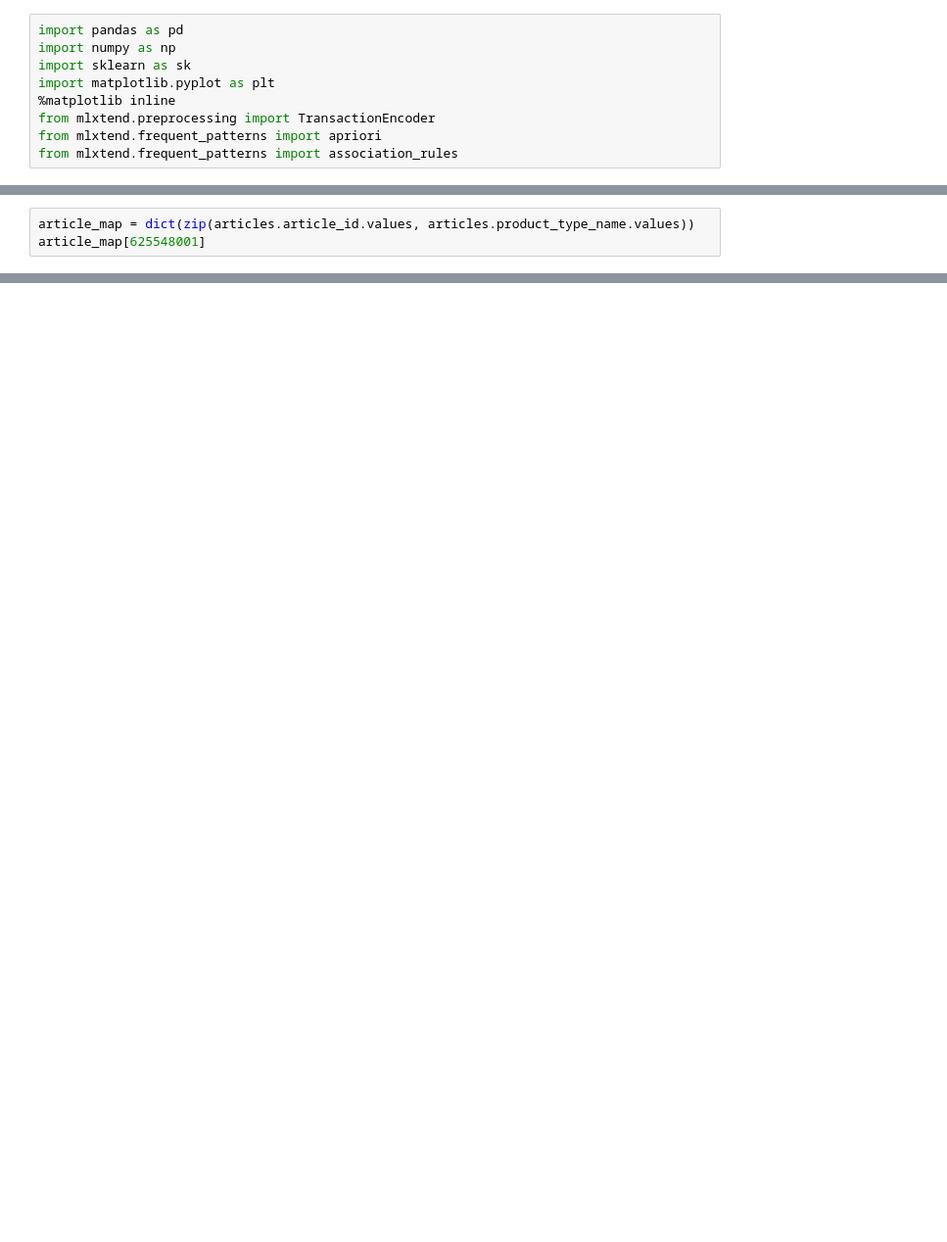
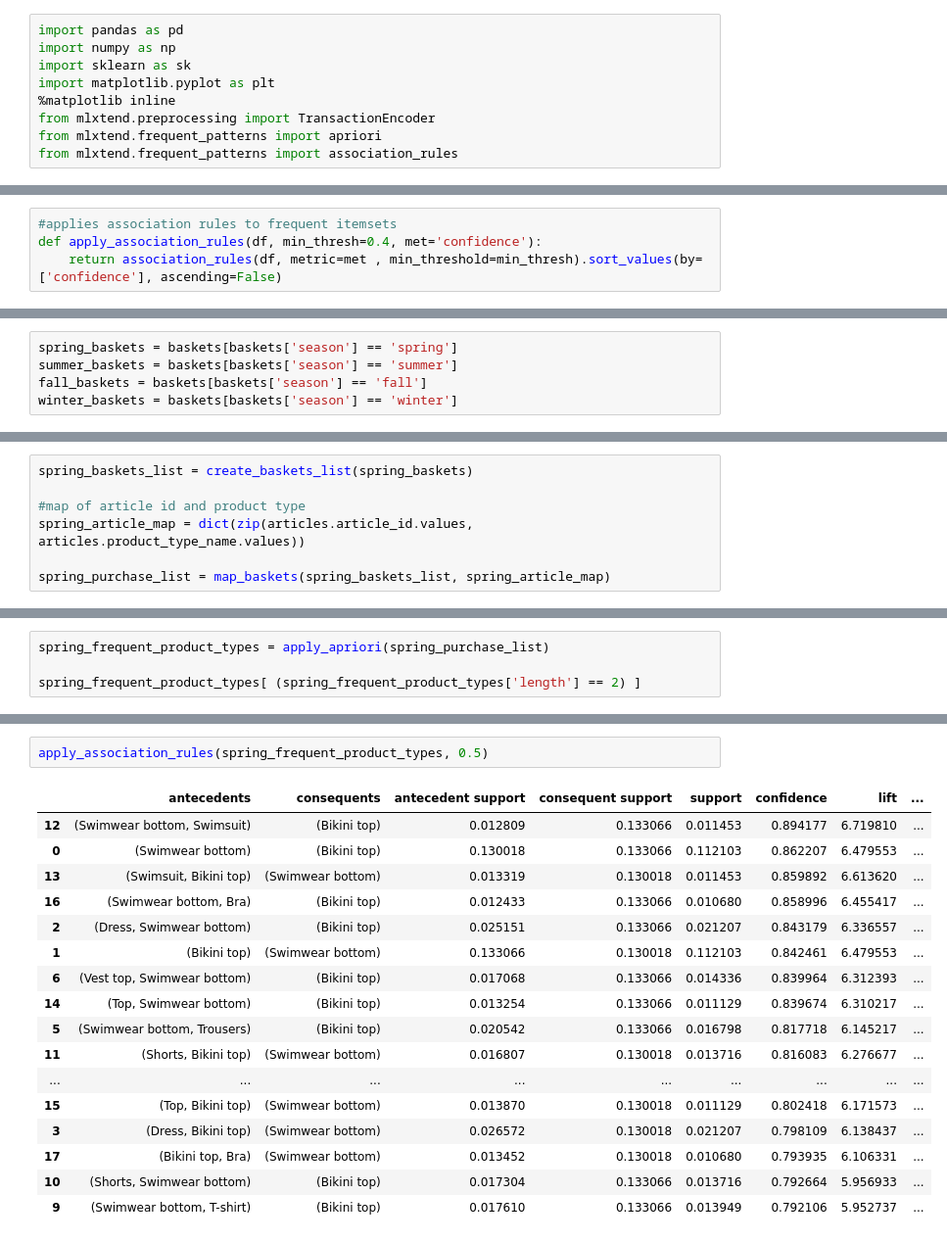
Before and after one commit to yangsu01/Group-24-Project, a Jupyter notebook: notebooks/frequent_itemsets_yang.ipynb, the cells around one changed output, grey strips where cells are left out. Shown: that part at 98% size. Saved outputs shown, nothing was run; the diff lists cells and outputs as text; blank space fills up the shorter version.

```diff
--- a/notebooks/frequent_itemsets_yang.ipynb
+++ b/notebooks/frequent_itemsets_yang.ipynb
@@ -17,0 +98,4 @@ baskets = transactions.groupby(['customer_id', 't_dat'])['article_id'].apply(lam
+# %%
+#applies association rules to frequent itemsets
+def apply_association_rules(df, min_thresh=0.4, met='confidence'):
+    return association_rules(df, metric=met , min_threshold=min_thresh).sort_values(by=['confidence'], ascending=False)
@@ -77,0 +161,5 @@ len(articles['prod_name'])
+# %%
+spring_baskets = baskets[baskets['season'] == 'spring']
+summer_baskets = baskets[baskets['season'] == 'summer']
+fall_baskets = baskets[baskets['season'] == 'fall']
+winter_baskets = baskets[baskets['season'] == 'winter']
@@ -78,3 +168,7 @@ len(articles['prod_name'])
 # %%
-article_map = dict(zip(articles.article_id.values, articles.product_type_name.values))
-article_map[625548001]
+spring_baskets_list = create_baskets_list(spring_baskets)
+
+#map of article id and product type
+spring_article_map = dict(zip(articles.article_id.values, articles.product_type_name.values))
+
+spring_purchase_list = map_baskets(spring_baskets_list, spring_article_map)
@@ -245,0 +175,4 @@ Processing 462 combinations | Sampling itemset size 2
+# %%
+spring_frequent_product_types = apply_apriori(spring_purchase_list)
+
+spring_frequent_product_types[ (spring_frequent_product_types['length'] == 2) ]
@@ -245,0 +193,20 @@ Processing 462 combinations | Sampling itemset size 2
+# %%
+apply_association_rules(spring_frequent_product_types, 0.5)
+# %% [output]
+|  | antecedents | consequents | antecedent support | consequent support | support | confidence | lift | ... |
+| 12 | (Swimwear bottom, Swimsuit) | (Bikini top) | 0.012809 | 0.133066 | 0.011453 | 0.894177 | 6.719810 | ... |
+| 0 | (Swimwear bottom) | (Bikini top) | 0.130018 | 0.133066 | 0.112103 | 0.862207 | 6.479553 | ... |
+| 13 | (Swimsuit, Bikini top) | (Swimwear bottom) | 0.013319 | 0.130018 | 0.011453 | 0.859892 | 6.613620 | ... |
+| 16 | (Swimwear bottom, Bra) | (Bikini top) | 0.012433 | 0.133066 | 0.010680 | 0.858996 | 6.455417 | ... |
+| 2 | (Dress, Swimwear bottom) | (Bikini top) | 0.025151 | 0.133066 | 0.021207 | 0.843179 | 6.336557 | ... |
+| 1 | (Bikini top) | (Swimwear bottom) | 0.133066 | 0.130018 | 0.112103 | 0.842461 | 6.479553 | ... |
+| 6 | (Vest top, Swimwear bottom) | (Bikini top) | 0.017068 | 0.133066 | 0.014336 | 0.839964 | 6.312393 | ... |
+| 14 | (Top, Swimwear bottom) | (Bikini top) | 0.013254 | 0.133066 | 0.011129 | 0.839674 | 6.310217 | ... |
+| 5 | (Swimwear bottom, Trousers) | (Bikini top) | 0.020542 | 0.133066 | 0.016798 | 0.817718 | 6.145217 | ... |
+| 11 | (Shorts, Bikini top) | (Swimwear bottom) | 0.016807 | 0.130018 | 0.013716 | 0.816083 | 6.276677 | ... |
+| ... | ... | ... | ... | ... | ... | ... | ... | ... |
+| 15 | (Top, Bikini top) | (Swimwear bottom) | 0.013870 | 0.130018 | 0.011129 | 0.802418 | 6.171573 | ... |
+| 3 | (Dress, Bikini top) | (Swimwear bottom) | 0.026572 | 0.130018 | 0.021207 | 0.798109 | 6.138437 | ... |
+| 17 | (Bikini top, Bra) | (Swimwear bottom) | 0.013452 | 0.130018 | 0.010680 | 0.793935 | 6.106331 | ... |
+| 10 | (Shorts, Swimwear bottom) | (Bikini top) | 0.017304 | 0.133066 | 0.013716 | 0.792664 | 5.956933 | ... |
+| 9 | (Swimwear bottom, T-shirt) | (Bikini top) | 0.017610 | 0.133066 | 0.013949 | 0.792106 | 5.952737 | ... |
```
Also changed, not shown: parts of 50 cells of this notebook.
